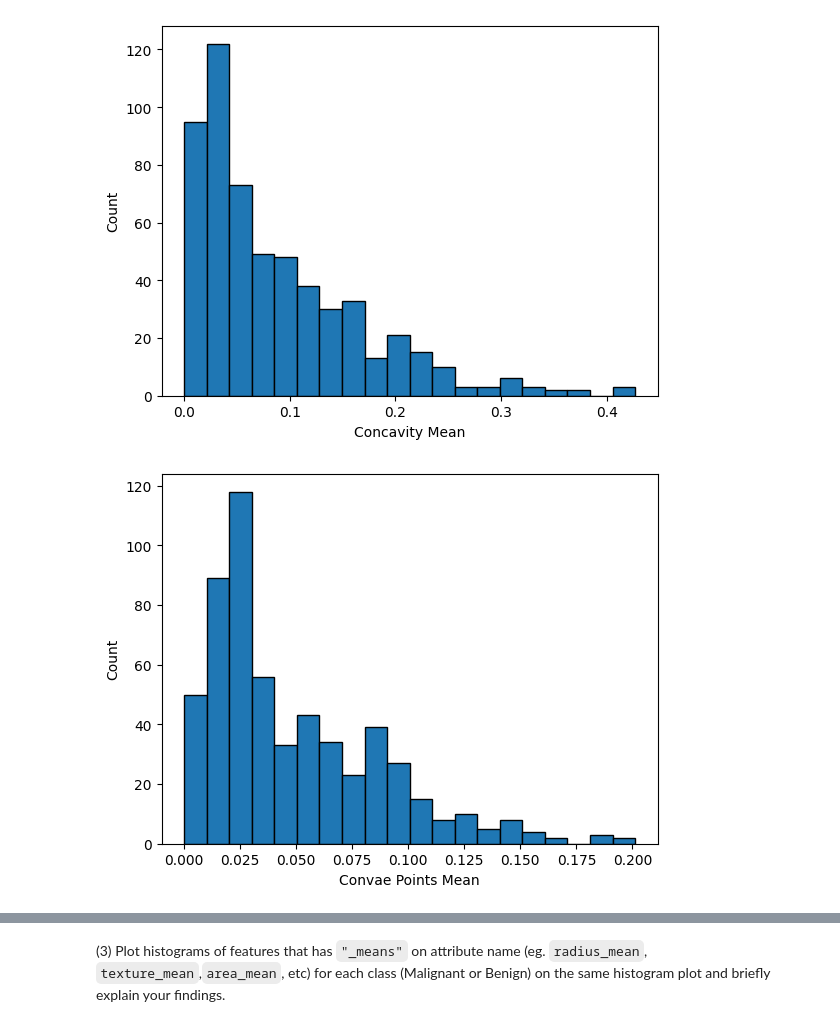
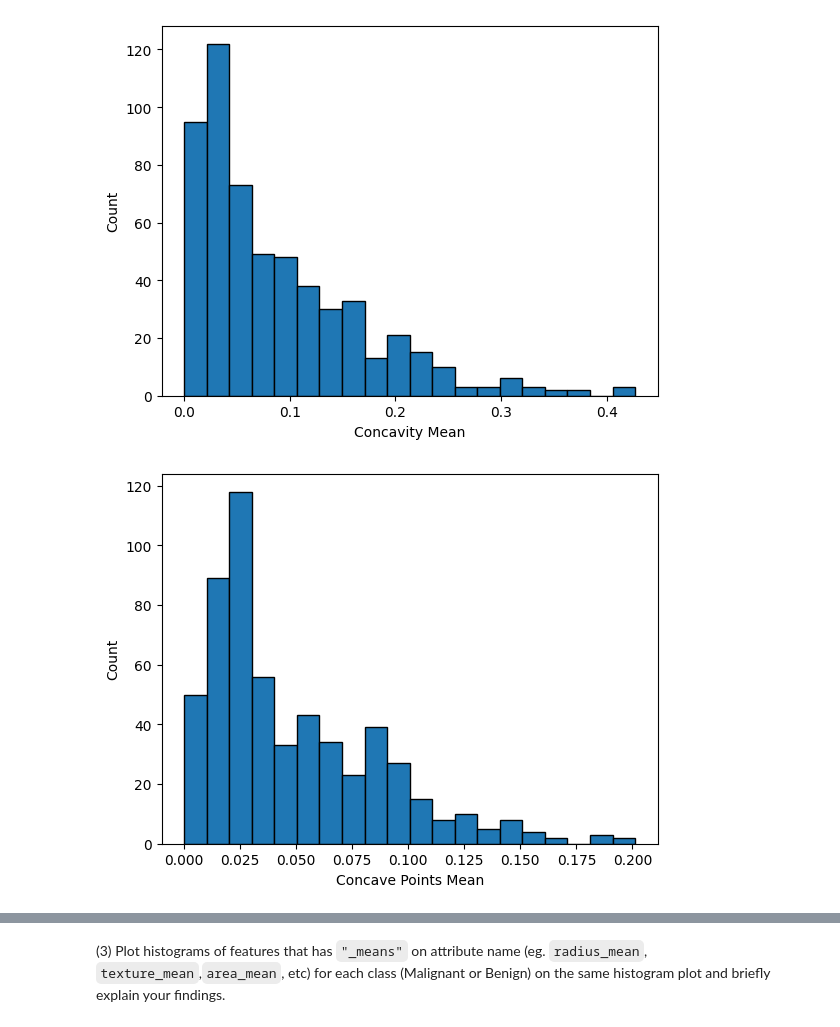
Before and after one commit to GriffinJack/DS8007, a Jupyter notebook: HomeWork_1.ipynb, the cells around one changed output, grey strips where cells are left out. Cells and saved outputs as stored; diff of their text form; code cells hidden in the pictures.

```diff
--- a/HomeWork_1.ipynb
+++ b/HomeWork_1.ipynb
@@ -244,9 +244,9 @@ plt.show()
 [figure]
 # %%
 plt.hist(data['concave points_mean'], bins = 20, edgecolor = "black")
-plt.xlabel("Convae Points Mean")
+plt.xlabel("Concave Points Mean")
 plt.ylabel("Count")
 
 plt.show()
 # %% [output]
-[figure, old version]
+[figure, new version]
```
Also changed, not shown: parts of 24 cells of this notebook.
